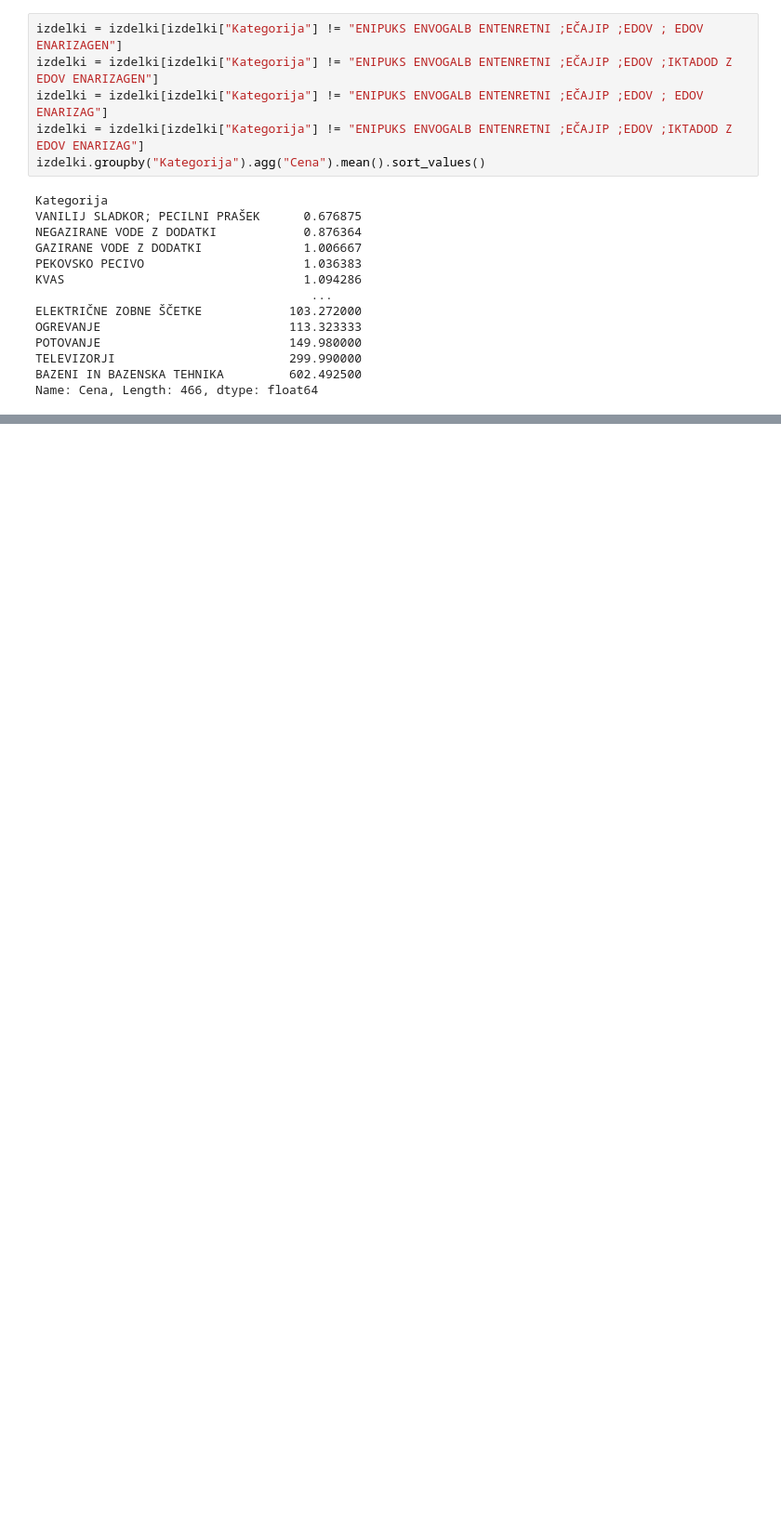
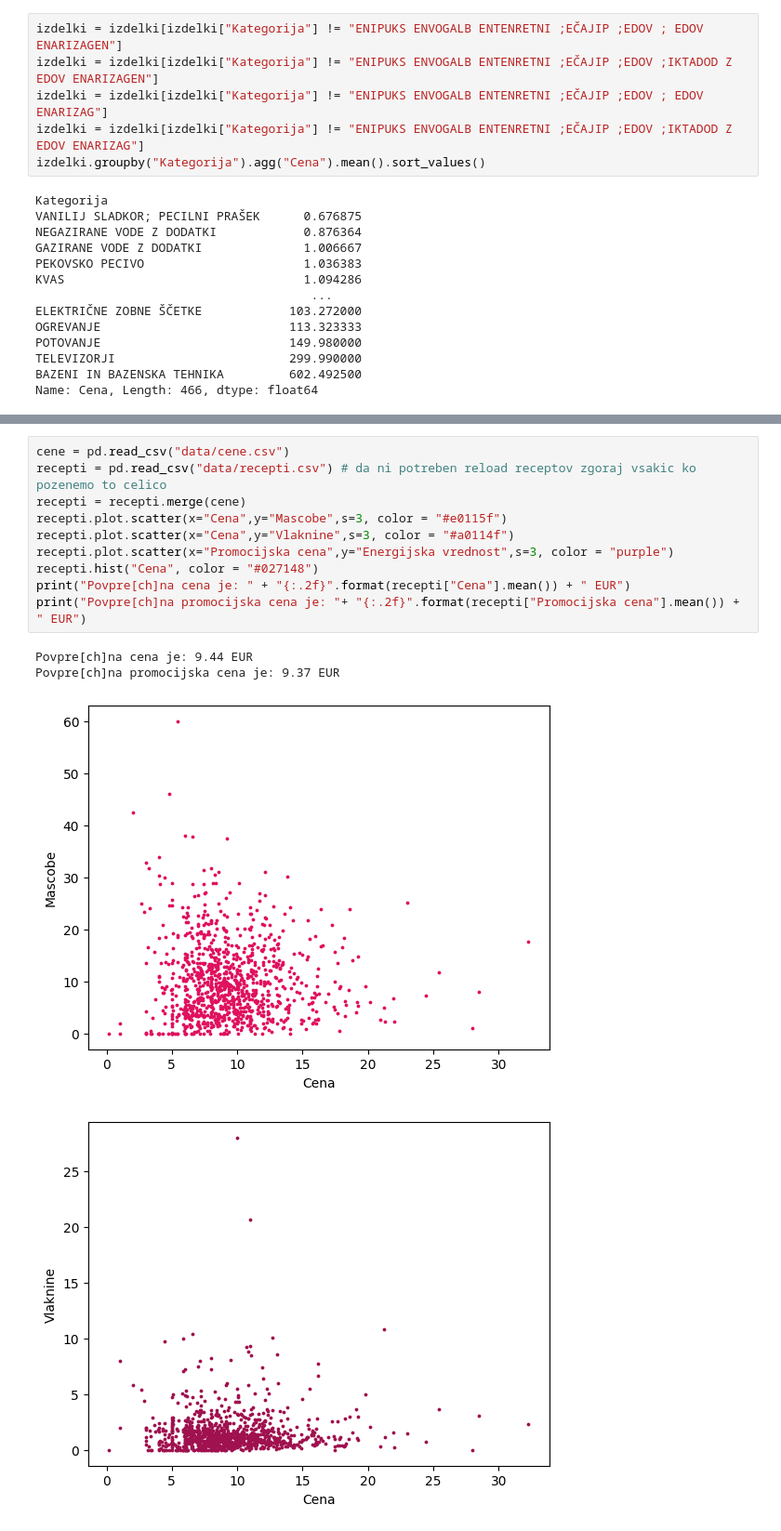
Before and after one commit to borbrudar/uvp, a Jupyter notebook: analiza.ipynb, the cells around one changed output, grey strips where cells are left out. Shown at 93% size. Cells and saved outputs as stored; diff of their text form; blank space fills up the shorter version.

```diff
--- a/analiza.ipynb
+++ b/analiza.ipynb
@@ -281,0 +277,15 @@ KeyboardInterrupt:
+# %%
+cene = pd.read_csv("data/cene.csv")
+recepti = pd.read_csv("data/recepti.csv") # da ni potreben reload receptov zgoraj vsakic ko pozenemo to celico
+recepti = recepti.merge(cene)
+recepti.plot.scatter(x="Cena",y="Mascobe",s=3, color = "#e0115f")
+recepti.plot.scatter(x="Cena",y="Vlaknine",s=3, color = "#a0114f")
+recepti.plot.scatter(x="Promocijska cena",y="Energijska vrednost",s=3, color = "purple")
+recepti.hist("Cena", color = "#027148")
+print("Povpre[ch]na cena je: " + "{:.2f}".format(recepti["Cena"].mean()) + " EUR")
+print("Povpre[ch]na promocijska cena je: "+ "{:.2f}".format(recepti["Promocijska cena"].mean()) + " EUR")
+# %% [output]
+Povpre[ch]na cena je: 9.44 EUR
+Povpre[ch]na promocijska cena je: 9.37 EUR
+[figure, added]
+[figure, added]
```
Also changed, not shown: parts of 24 cells of this notebook, 1 other file.
